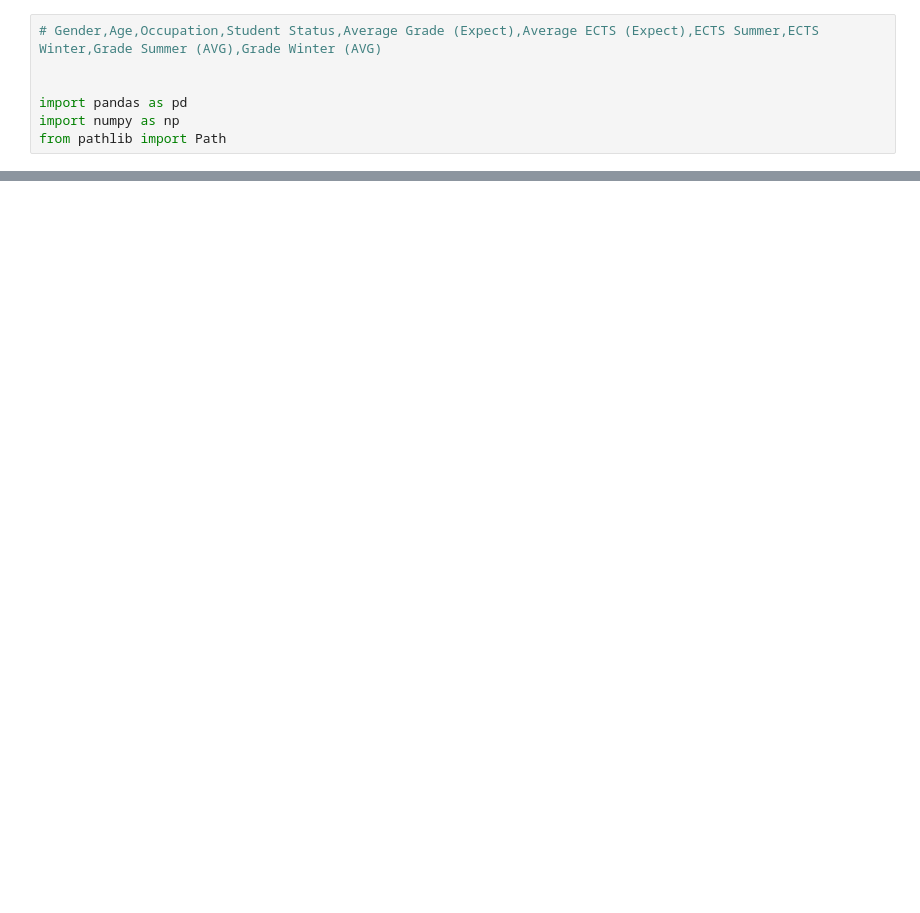
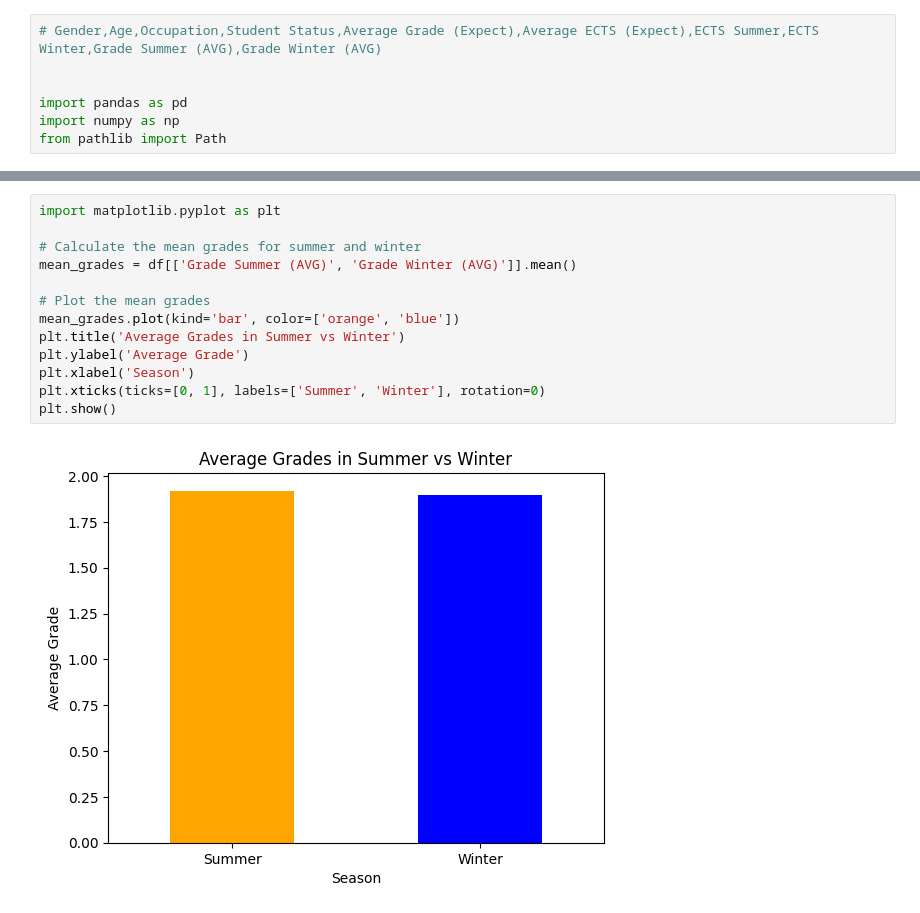
Before and after one commit to SH2282000/WAL, a Jupyter notebook: wal/main.ipynb, the cells around one changed output, grey strips where cells are left out. Cells and saved outputs as stored; diff of their text form; blank space fills up the shorter version.

Commit message:
update the stats and plots

```diff
--- a/wal/main.ipynb
+++ b/wal/main.ipynb
@@ -65,0 +80,15 @@ df.groupby("Gender").describe()
+# %%
+import matplotlib.pyplot as plt
+
+# Calculate the mean grades for summer and winter
+mean_grades = df[['Grade Summer (AVG)', 'Grade Winter (AVG)']].mean()
+
+# Plot the mean grades
+mean_grades.plot(kind='bar', color=['orange', 'blue'])
+plt.title('Average Grades in Summer vs Winter')
+plt.ylabel('Average Grade')
+plt.xlabel('Season')
+plt.xticks(ticks=[0, 1], labels=['Summer', 'Winter'], rotation=0)
+plt.show()
+# %% [output]
+[figure, added]
```
Also changed, not shown: parts of 4 cells of this notebook, 2 other files.
